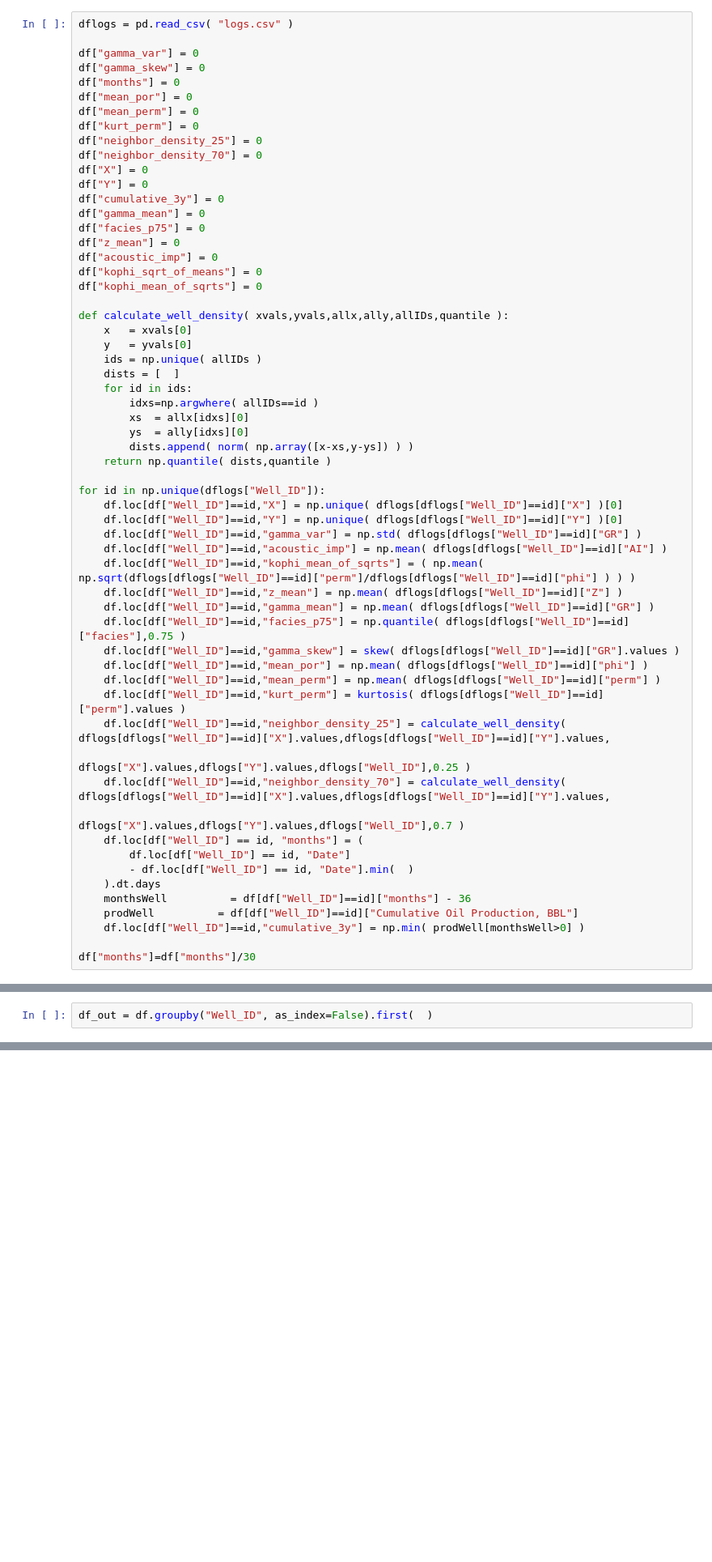
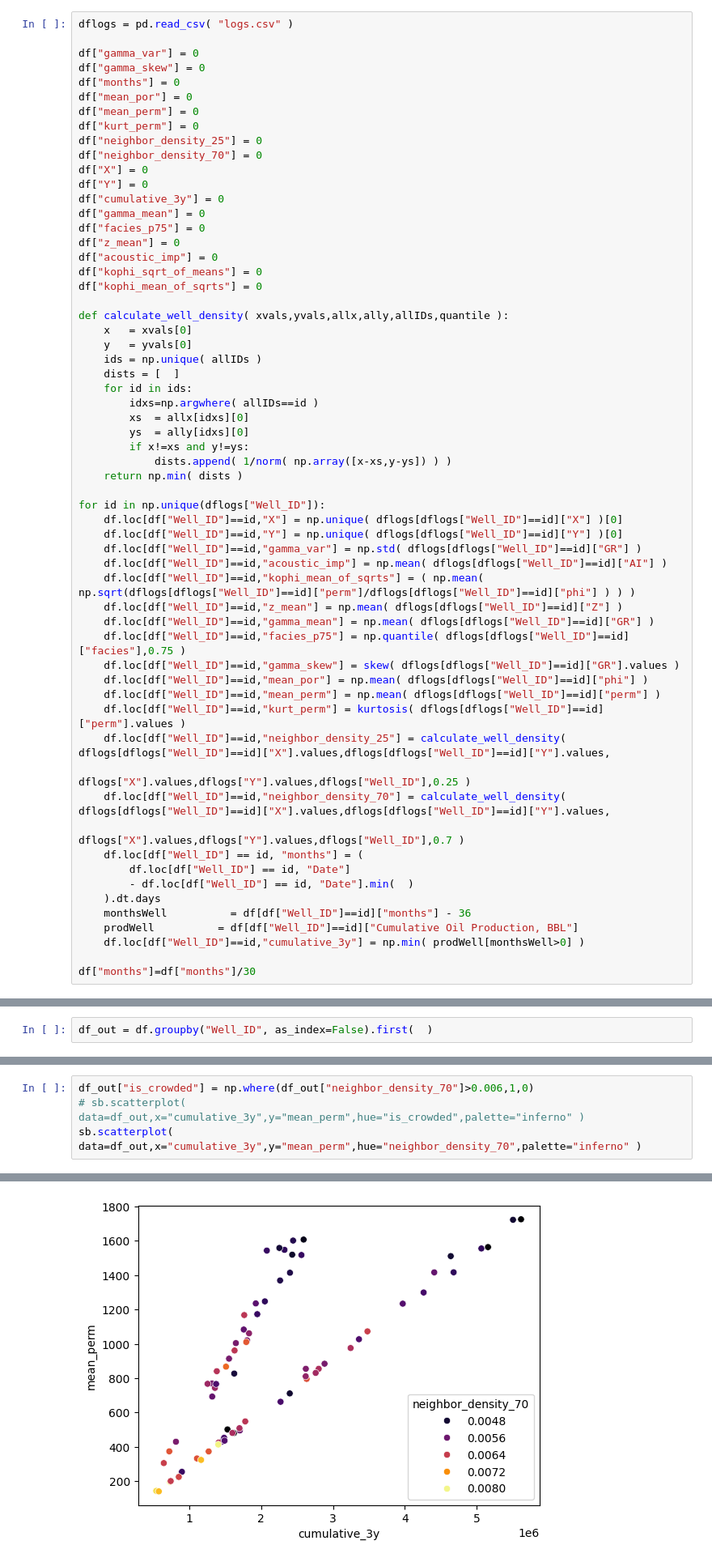
Before and after one commit to acmontesh/Energ-AI-z, a Jupyter notebook: Production_analysis.ipynb, the cells around one changed output, grey strips where cells are left out. Shown at 81% size. Saved outputs shown, nothing was run; the diff lists cells and outputs as text; blank space fills up the shorter version.

```diff
--- a/Production_analysis.ipynb
+++ b/Production_analysis.ipynb
@@ -109,8 +119,9 @@ def calculate_well_density( xvals,yvals,allx,ally,allIDs,quantile ):
         idxs=np.argwhere( allIDs==id )
         xs  = allx[idxs][0]
         ys  = ally[idxs][0]
-        dists.append( norm( np.array([x-xs,y-ys]) ) )
-    return np.quantile( dists,quantile )
+        if x!=xs and y!=ys:
+            dists.append( 1/norm( np.array([x-xs,y-ys]) ) )
+    return np.min( dists )
 
 for id in np.unique(dflogs["Well_ID"]):
     df.loc[df["Well_ID"]==id,"X"] = np.unique( dflogs[dflogs["Well_ID"]==id]["X"] )[0]
@@ -278,3 +305,8 @@ sb.pairplot(df_out)
 # %% [output]
 <seaborn.axisgrid.PairGrid at 0x...>
 [figure]
+# %%
+df_out["is_crowded"] = np.where(df_out["neighbor_density_70"]>0.006,1,0)
+# sb.scatterplot( data=df_out,x="cumulative_3y",y="mean_perm",hue="is_crowded",palette="inferno" )
+sb.scatterplot( data=df_out,x="cumulative_3y",y="mean_perm",hue="neighbor_density_70",palette="inferno" )
+# %% [output]
@@ -281,3 +314,4 @@ sb.pairplot(df_out)
+[figure, added]
 # %%
 sb.scatterplot( data=df_out,x="cumulative_3y",y="mean_perm",hue="gamma_mean",palette="inferno" )
 # %% [output]
```
Also changed, not shown: parts of 9 cells of this notebook.
